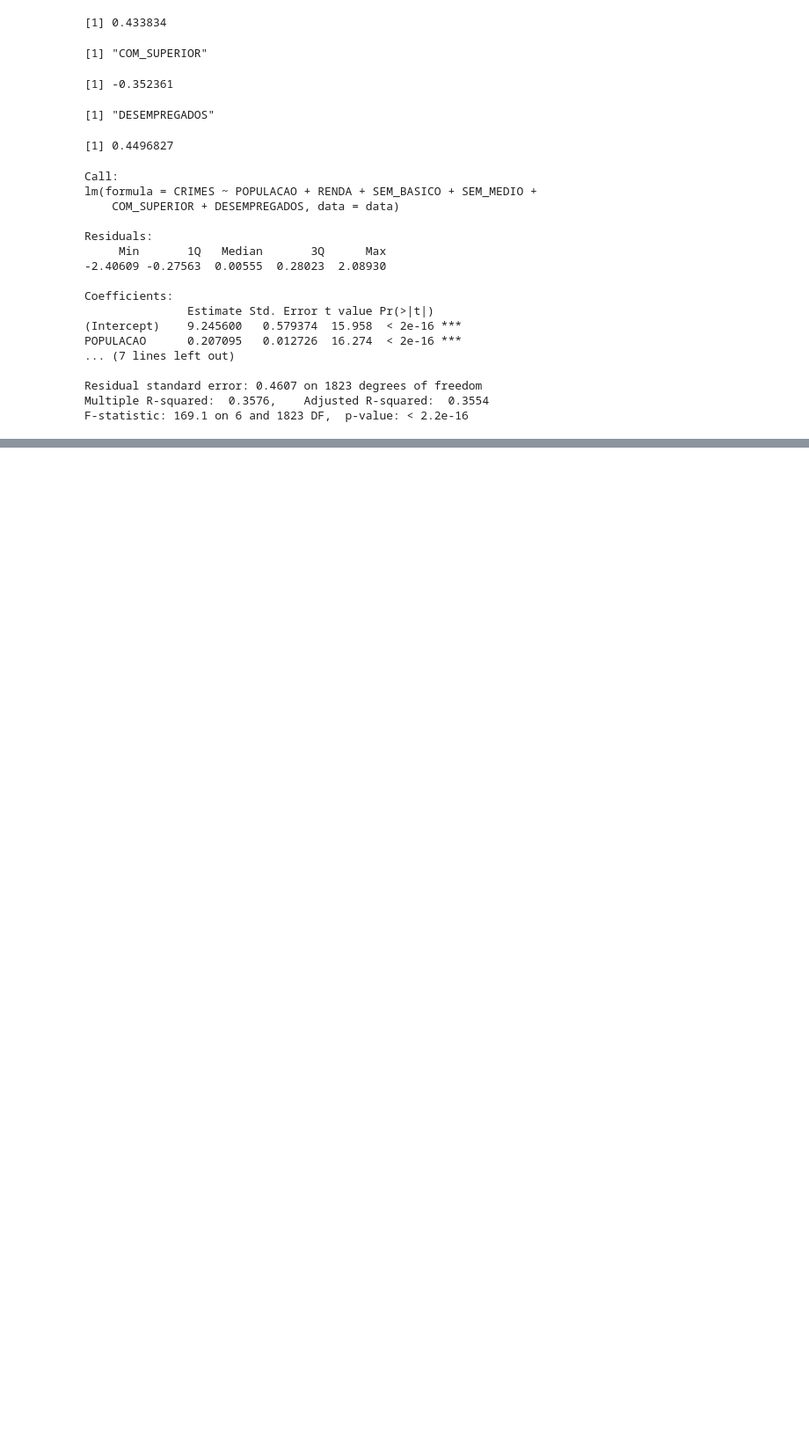
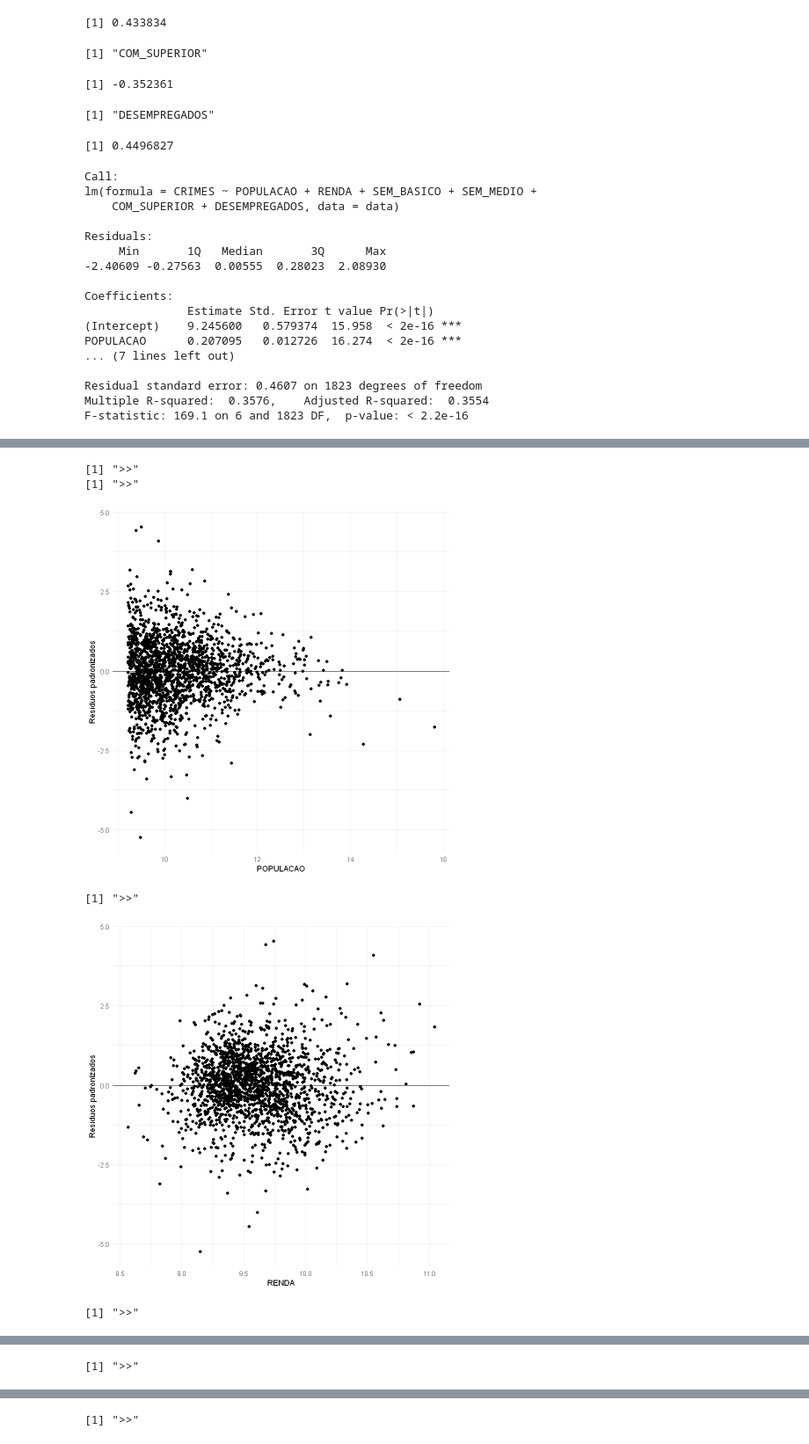
Before and after one commit to marianyfsilva/tecnicas-estatisticas-predicao, a Jupyter notebook: analise-roubos-uci.ipynb, the cells around one changed output, grey strips where cells are left out. Shown at 88% size. Drawn from its saved outputs; the diff is of its cells as text; code cells hidden in the pictures; blank space fills up the shorter version.

```diff
--- a/analise-roubos-uci.ipynb
+++ b/analise-roubos-uci.ipynb
@@ -245,0 +265,57 @@ shapiro.test(rstandard(modelo))
+# %%
+
+print(">>")
+# Variável explicativa 1 (POPULACAO) versus Resíduos padronizados
+ggplot(data = modelo) +
+  geom_point(aes(x=POPULACAO, y=.stdresid)) +
+  geom_hline(yintercept = 0) +
+  labs(x = 'POPULACAO', y = 'Resíduos padronizados') +
+  theme_minimal()
+
+print(">>")
+# Variável explicativa 2 (RENDA) versus Resíduos padronizados
+ggplot(data = modelo) +
+  geom_point(aes(x=RENDA, y=.stdresid)) +
+  geom_hline(yintercept = 0) +
+  labs(x = 'RENDA', y = 'Resíduos padronizados') +
+  theme_minimal()
+
+print(">>")
+# Variável explicativa 3 (SEM_BASICO) versus Resíduos padronizados
+ggplot(data = modelo) +
+  geom_point(aes(x=RENDA, y=.stdresid)) +
+  geom_hline(yintercept = 0) +
+  labs(x = 'SEM_BASICO', y = 'Resíduos padronizados') +
+  theme_minimal()
+
+print(">>")
+# Variável explicativa 4 (SEM_MEDIO) versus Resíduos padronizados
+ggplot(data = modelo) +
+  geom_point(aes(x=RENDA, y=.stdresid)) +
+  geom_hline(yintercept = 0) +
+  labs(x = 'SEM_MEDIO', y = 'Resíduos padronizados') +
+  theme_minimal()
+
+print(">>")
+# Variável explicativa 5 (COM_SUPERIOR) versus Resíduos padronizados
+ggplot(data = modelo) +
+  geom_point(aes(x=RENDA, y=.stdresid)) +
+  geom_hline(yintercept = 0) +
+  labs(x = 'COM_SUPERIOR', y = 'Resíduos padronizados') +
+  theme_minimal()
+
+print(">>")
+
+# Variável explicativa 6 (DESEMPREGADOS) versus Resíduos padronizados
+ggplot(data = modelo) +
+  geom_point(aes(x=RENDA, y=.stdresid)) +
+  geom_hline(yintercept = 0) +
+  labs(x = 'DESEMPREGADOS', y = 'Resíduos padronizados') +
+  theme_minimal()
+# %% [output]
+[1] ">>"
+[1] ">>"
+[figure, added]
+[1] ">>"
+[figure, added]
+[1] ">>"
@@ -245,0 +323 @@ shapiro.test(rstandard(modelo))
+[1] ">>"
@@ -245,0 +325 @@ shapiro.test(rstandard(modelo))
+[1] ">>"
```
Also changed, not shown: parts of 4 cells of this notebook, 3 other files.
